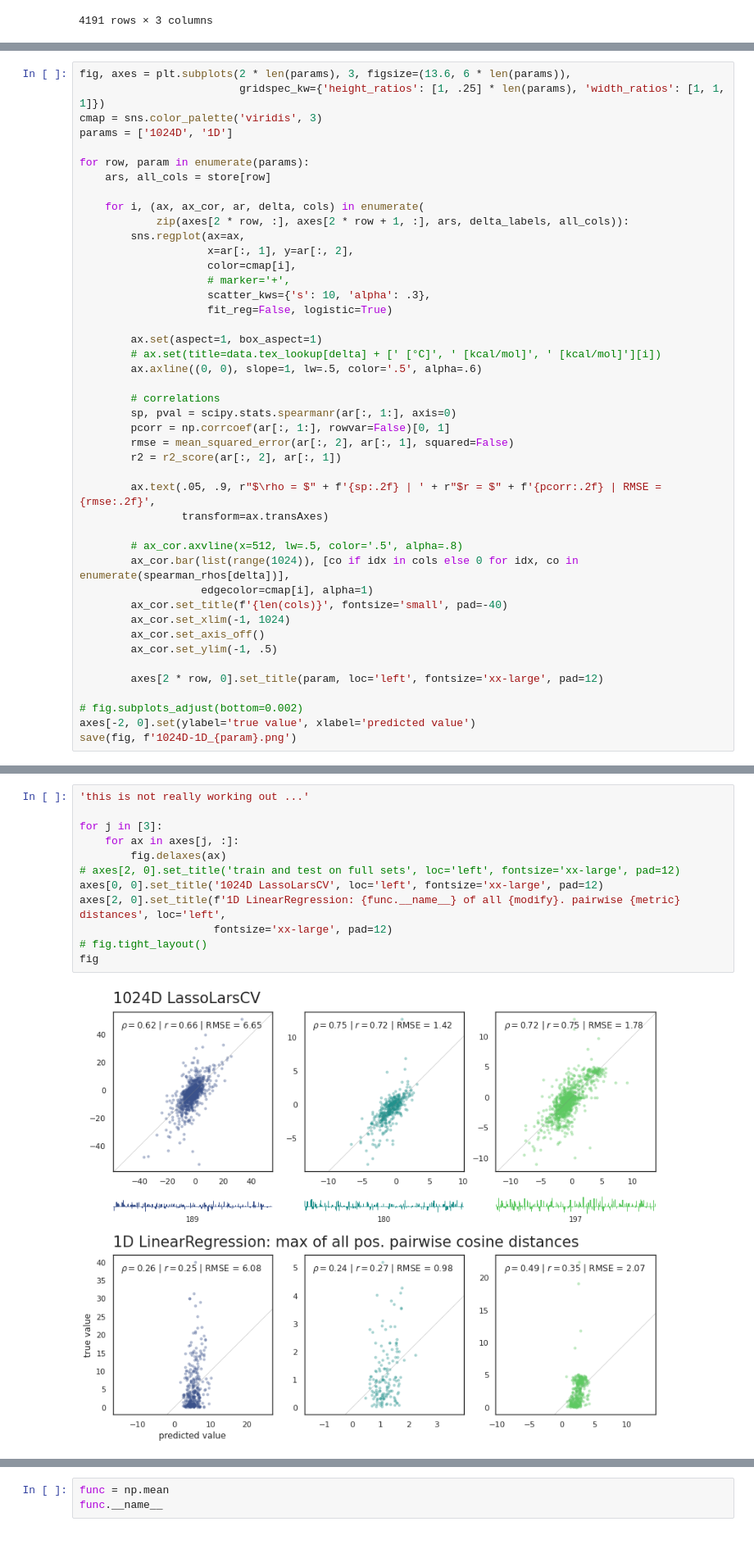
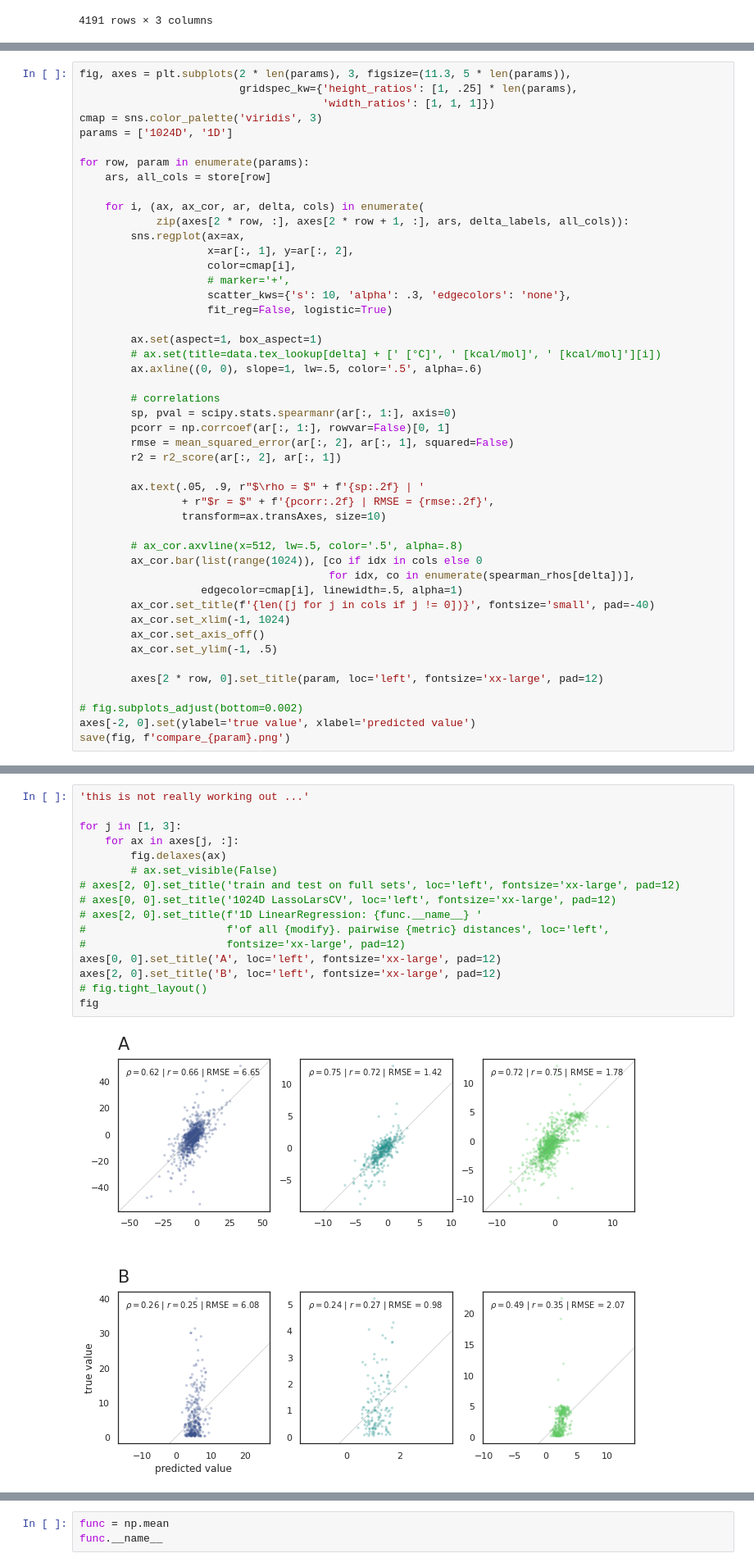
Before and after one commit to lkndl/mapra, a Jupyter notebook: mapra/8_lassolars.ipynb, the cells around one changed output, grey strips where cells are left out. Shown at 82% size. Cells and saved outputs as stored; diff of their text form; blank space fills up the shorter version.

```diff
--- a/mapra/8_lassolars.ipynb
+++ b/mapra/8_lassolars.ipynb
@@ -523,8 +530,9 @@ for row, npr in enumerate(params):
 1 non-zero coefficients
 'done'
 # %%
-fig, axes = plt.subplots(2 * len(params), 3, figsize=(13.6, 6 * len(params)),
-                         gridspec_kw={'height_ratios': [1, .25] * len(params), 'width_ratios': [1, 1, 1]})
+fig, axes = plt.subplots(2 * len(params), 3, figsize=(11.3, 5 * len(params)),
+                         gridspec_kw={'height_ratios': [1, .25] * len(params),
+                                      'width_ratios': [1, 1, 1]})
 cmap = sns.color_palette('viridis', 3)
 params = ['1024D', '1D']
 
@@ -537,7 +545,7 @@ for row, param in enumerate(params):
                     x=ar[:, 1], y=ar[:, 2],
                     color=cmap[i],
                     # marker='+',
-                    scatter_kws={'s': 10, 'alpha': .3},
+                    scatter_kws={'s': 10, 'alpha': .3, 'edgecolors': 'none'},
                     fit_reg=False, logistic=True)
 
         ax.set(aspect=1, box_aspect=1)
@@ -550,13 +558,15 @@ for row, param in enumerate(params):
         rmse = mean_squared_error(ar[:, 2], ar[:, 1], squared=False)
         r2 = r2_score(ar[:, 2], ar[:, 1])
 
-        ax.text(.05, .9, r"$\rho = $" + f'{sp:.2f} | ' + r"$r = $" + f'{pcorr:.2f} | RMSE = {rmse:.2f}',
-                transform=ax.transAxes)
+        ax.text(.05, .9, r"$\rho = $" + f'{sp:.2f} | '
+                + r"$r = $" + f'{pcorr:.2f} | RMSE = {rmse:.2f}',
+                transform=ax.transAxes, size=10)
 
         # ax_cor.axvline(x=512, lw=.5, color='.5', alpha=.8)
-        ax_cor.bar(list(range(1024)), [co if idx in cols else 0 for idx, co in enumerate(spearman_rhos[delta])],
-                   edgecolor=cmap[i], alpha=1)
-        ax_cor.set_title(f'{len(cols)}', fontsize='small', pad=-40)
+        ax_cor.bar(list(range(1024)), [co if idx in cols else 0
+                                       for idx, co in enumerate(spearman_rhos[delta])],
+                   edgecolor=cmap[i], linewidth=.5, alpha=1)
+        ax_cor.set_title(f'{len([j for j in cols if j != 0])}', fontsize='small', pad=-40)
         ax_cor.set_xlim(-1, 1024)
         ax_cor.set_axis_off()
         ax_cor.set_ylim(-1, .5)
@@ -565,5 +575,5 @@ for row, param in enumerate(params):
 
 # fig.subplots_adjust(bottom=0.002)
 axes[-2, 0].set(ylabel='true value', xlabel='predicted value')
-save(fig, f'1024D-1D_{param}.png')
+save(fig, f'compare_{param}.png')
 # %% [output]
@@ -571,17 +581,21 @@ save(fig, f'1024D-1D_{param}.png')
 # %%
 'this is not really working out ...'
 
-for j in [3]:
+for j in [1, 3]:
     for ax in axes[j, :]:
         fig.delaxes(ax)
+        # ax.set_visible(False)
 # axes[2, 0].set_title('train and test on full sets', loc='left', fontsize='xx-large', pad=12)
-axes[0, 0].set_title('1024D LassoLarsCV', loc='left', fontsize='xx-large', pad=12)
-axes[2, 0].set_title(f'1D LinearRegression: {func.__name__} of all {modify}. pairwise {metric} distances', loc='left',
-                     fontsize='xx-large', pad=12)
+# axes[0, 0].set_title('1024D LassoLarsCV', loc='left', fontsize='xx-large', pad=12)
+# axes[2, 0].set_title(f'1D LinearRegression: {func.__name__} '
+#                      f'of all {modify}. pairwise {metric} distances', loc='left',
+#                      fontsize='xx-large', pad=12)
+axes[0, 0].set_title('A', loc='left', fontsize='xx-large', pad=12)
+axes[2, 0].set_title('B', loc='left', fontsize='xx-large', pad=12)
 # fig.tight_layout()
 fig
 # %% [output]
-[figure, old version]
+[figure, new version]
 # %%
 # mess around with the legend
 handles = list()
```
Also changed, not shown: parts of 11 cells of this notebook, 2 other files.
